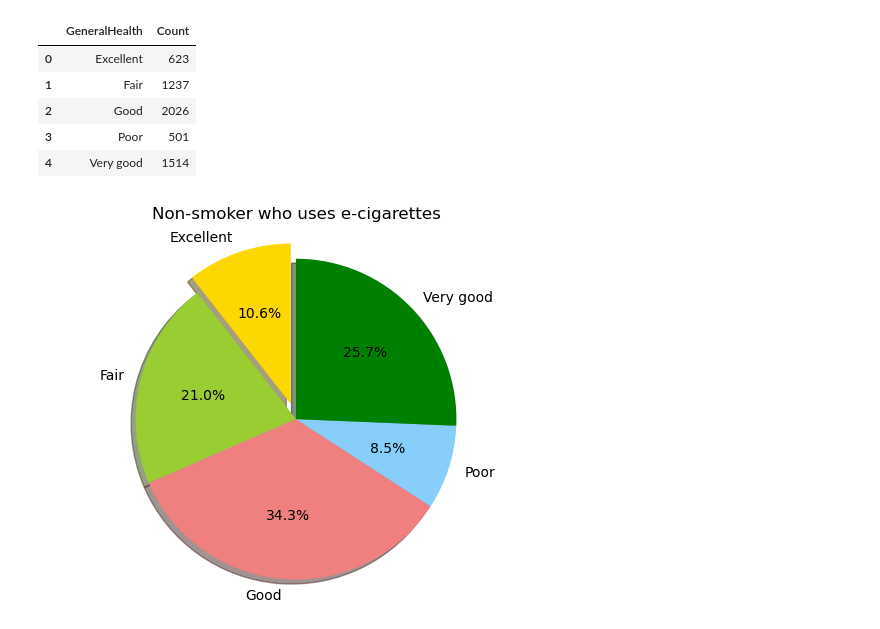
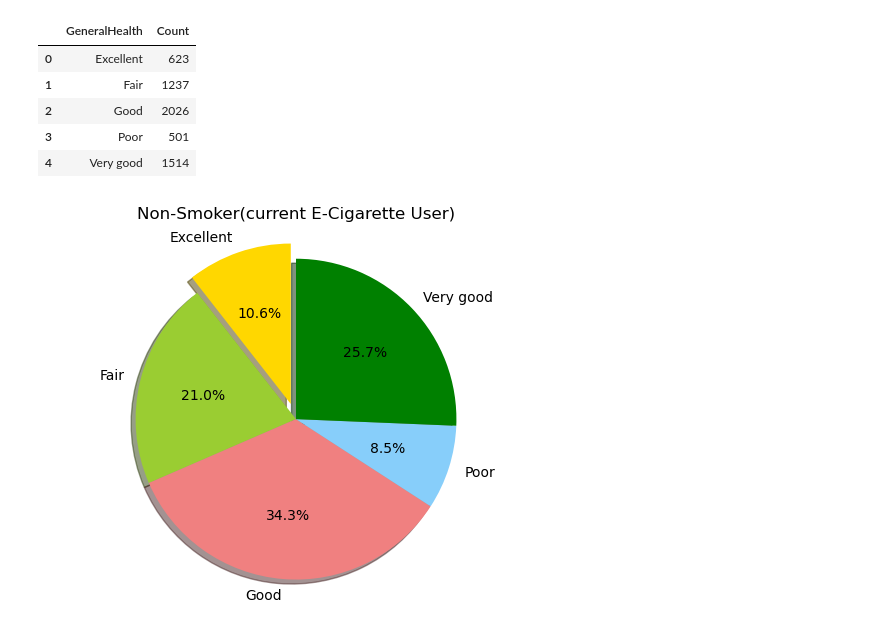
Before and after one commit to Jeff-Gielniak/Health-Correlation-Investigation-Python, a Jupyter notebook: Cleaned_data Q2 ECigs vs smoking.ipynb, the cells around one changed output. Cells and saved outputs as stored; diff of their text form; code cells hidden in the pictures.

```diff
--- a/Cleaned_data Q2 ECigs vs smoking.ipynb
+++ b/Cleaned_data Q2 ECigs vs smoking.ipynb
@@ -243,25 +243,25 @@ Health_count_1
 # %%
 # Data for the pie chart
 labels = Health_count_1['GeneralHealth']
 sizes = Health_count_1['Count']
 
 # Define colors for each segment (you can modify this to match your categories)
 colors = ['gold', 'yellowgreen', 'lightcoral', 'lightskyblue', 'green']
 
 # Define explode effect for the first slice (i.e., the first segment of the pie chart)
 explode = (0.1, 0, 0, 0, 0)  # Explode the first slice
 
 # Create the pie chart
 plt.pie(sizes, explode=explode, labels=labels, colors=colors,
         autopct='%1.1f%%', shadow=True, startangle=90)
 
 # Equal aspect ratio ensures that pie is drawn as a circle.
 plt.axis('equal')
 
 # Title of the chart
-plt.title('Non-smoker who uses e-cigarettes')
-plt.savefig('non_smoker_ecigarette_users.png', dpi=300)
+plt.title('Non-Smoker(current E-Cigarette User)')
+plt.savefig('Non-Smoker(current E-Cigarette User).png', dpi=300)
 # Display the pie chart
 plt.show()
 # %% [output]
-[figure, old version]
+[figure, new version]
```
Also changed, not shown: parts of 3 cells of this notebook.
